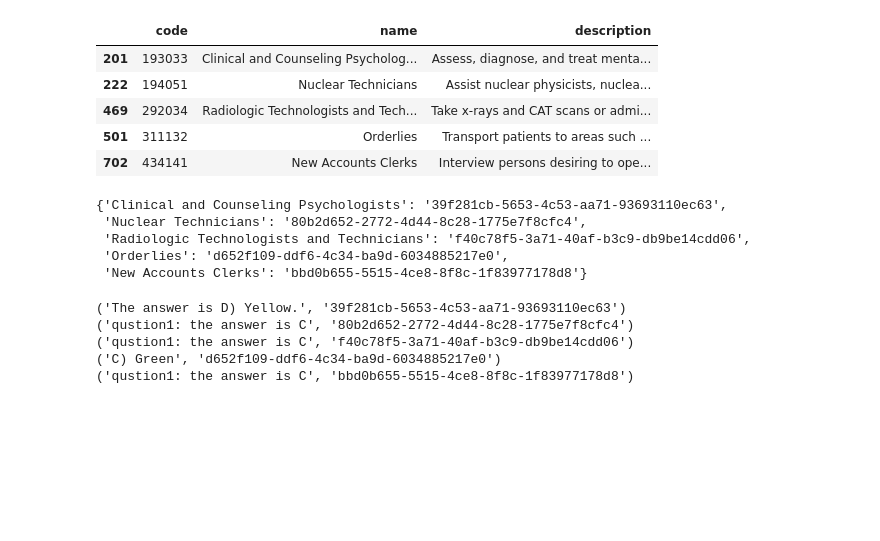
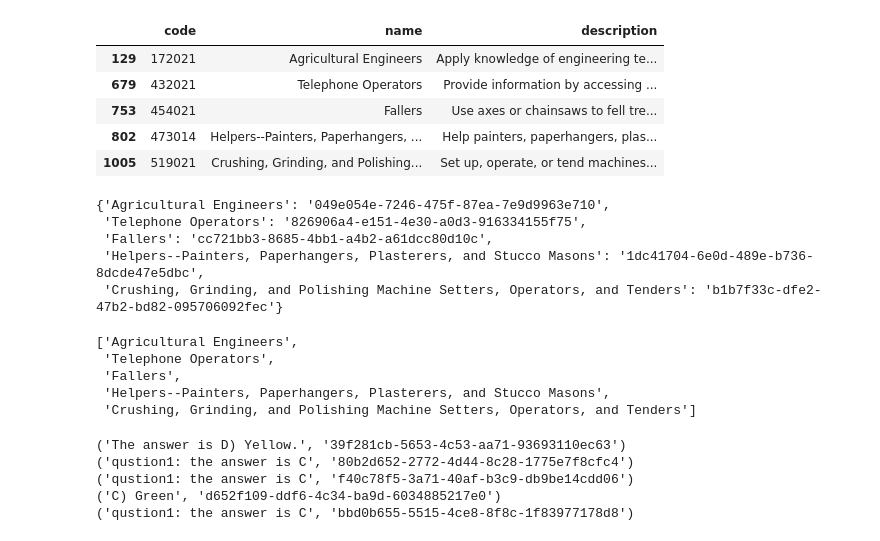
Before and after one commit to Segtanof/Teapot, a Jupyter notebook: newexp.ipynb, the cells around one changed output. Saved outputs shown, nothing was run; the diff lists cells and outputs as text; code cells hidden in the pictures; blank space fills up the shorter version.

```diff
--- a/newexp.ipynb
+++ b/newexp.ipynb
@@ -23,16 +24,17 @@ occupation = pd.read_csv('occupation.txt', sep='\t').dropna(subset=["occupation_
 occupation = occupation[["occupation_code", "occupation_name","occupation_description"]]
 occupation = occupation.rename(columns={"occupation_code":"code", "occupation_name":"name","occupation_description":"description"})
 # %%
-occupation_l = ['New Accounts Clerks', 'Nuclear Technicians', 'Orderlies', 'Clinical and Counseling Psychologists', 'Radiologic Technologists and Technicians'] #print(list(occupation.sample(5).name))
+#occupation_l = ['New Accounts Clerks', 'Nuclear Technicians', 'Orderlies', 'Clinical and Counseling Psychologists', 'Radiologic Technologists and Technicians']
+occupation_l = (list(occupation.sample(5).name))
 sample_o = occupation.loc[occupation["name"].isin(occupation_l)]
 sample_o
 # %% [output]
 |  | code | name | description |
-| 201 | 193033 | Clinical and Counseling Psycholog... | Assess, diagnose, and treat menta... |
-| 222 | 194051 | Nuclear Technicians | Assist nuclear physicists, nuclea... |
-| 469 | 292034 | Radiologic Technologists and Tech... | Take x-rays and CAT scans or admi... |
-| 501 | 311132 | Orderlies | Transport patients to areas such ... |
-| 702 | 434141 | New Accounts Clerks | Interview persons desiring to ope... |
+| 129 | 172021 | Agricultural Engineers | Apply knowledge of engineering te... |
+| 679 | 432021 | Telephone Operators | Provide information by accessing ... |
+| 753 | 454021 | Fallers | Use axes or chainsaws to fell tre... |
+| 802 | 473014 | Helpers--Painters, Paperhangers, ... | Help painters, paperhangers, plas... |
+| 1005 | 519021 | Crushing, Grinding, and Polishing... | Set up, operate, or tend machines... |
 # %%
 #C.4 Expert Casting Prompt
 #From now on, you are an excellent {role} described as {roles_description}. Answer the following question while staying in strict accordance with the nature of the provided identity: {question}.
@@ -54,11 +56,20 @@ for role in range(len(sample_o)):
     agents_in_action[sample_o["name"].iloc[role]] = create_agent(sample_o["name"].iloc[role], sample_o["description"].iloc[role])[1]
 agents_in_action
 # %% [output]
-{'Clinical and Counseling Psychologists': '39f281cb-5653-4c53-aa71-93693110ec63',
- 'Nuclear Technicians': '80b2d652-2772-4d44-8c28-1775e7f8cfc4',
- 'Radiologic Technologists and Technicians': 'f40c78f5-3a71-40af-b3c9-db9be14cdd06',
- 'Orderlies': 'd652f109-ddf6-4c34-ba9d-6034885217e0',
- 'New Accounts Clerks': 'bbd0b655-5515-4ce8-8f8c-1f83977178d8'}
+{'Agricultural Engineers': '049e054e-7246-475f-87ea-7e9d9963e710',
+ 'Telephone Operators': '826906a4-e151-4e30-a0d3-916334155f75',
+ 'Fallers': 'cc721bb3-8685-4bb1-a4b2-a61dcc80d10c',
+ 'Helpers--Painters, Paperhangers, Plasterers, and Stucco Masons': '1dc41704-6e0d-489e-b736-8dcde47e5dbc',
+ 'Crushing, Grinding, and Polishing Machine Setters, Operators, and Tenders': 'b1b7f33c-dfe2-47b2-bd82-095706092fec'}
+# %%
+agent_list =list(agents_in_action.keys())
+agent_list
+# %% [output]
+['Agricultural Engineers',
+ 'Telephone Operators',
+ 'Fallers',
+ 'Helpers--Painters, Paperhangers, Plasterers, and Stucco Masons',
+ 'Crushing, Grinding, and Polishing Machine Setters, Operators, and Tenders']
 # %%
 question = "Question: A ball is thrown vertically upward with an initial velocity of 20 m/s. Assuming g = 10 m/s², what is the maximum height reached by the ball? Options: A) 10 meters B) 20 meters C) 30 meters D) 40 meters Your answer: [Option]"
 # %%
```
Also changed, not shown: parts of 12 cells of this notebook, 1 other file.
